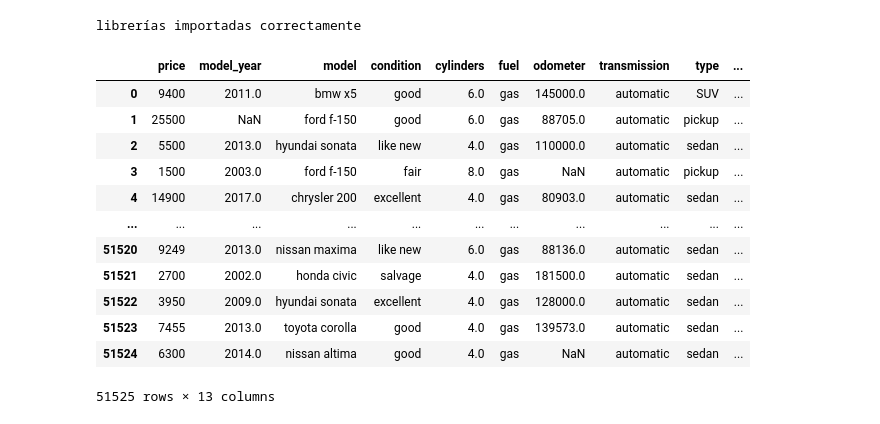
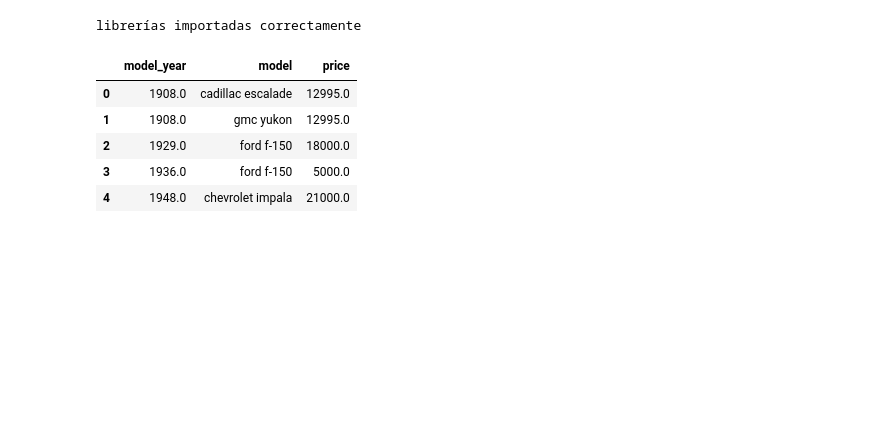
Before and after one commit to hirvio92-lang/Sprint-7-Proyecto, a Jupyter notebook: Notebooks/EDA.ipynb, the cells around one changed output. Drawn from its saved outputs; the diff is of its cells as text; code cells hidden in the pictures; blank space fills up the shorter version.

```diff
--- a/Notebooks/EDA.ipynb
+++ b/Notebooks/EDA.ipynb
@@ -6,21 +6,16 @@ print('librerías importadas correctamente')
 librerías importadas correctamente
 # %%
 car_data = pd.read_csv('vehicles_us.csv') # leer los datos
-car_data
+car_data.head() # mostrar las primeras filas del DataFrame
+car_filtered = car_data.groupby(['model_year', 'model'])['price'].mean().reset_index() # agrupar por modelo y año, y calcular el precio promedio
+car_filtered.head() # mostrar las primeras filas del DataFrame filtrado
 # %% [output]
-|  | price | model_year | model | condition | cylinders | fuel | odometer | transmission | type | ... |
-| 0 | 9400 | 2011.0 | bmw x5 | good | 6.0 | gas | 145000.0 | automatic | SUV | ... |
-| 1 | 25500 | NaN | ford f-150 | good | 6.0 | gas | 88705.0 | automatic | pickup | ... |
-| 2 | 5500 | 2013.0 | hyundai sonata | like new | 4.0 | gas | 110000.0 | automatic | sedan | ... |
-| 3 | 1500 | 2003.0 | ford f-150 | fair | 8.0 | gas | NaN | automatic | pickup | ... |
-| 4 | 14900 | 2017.0 | chrysler 200 | excellent | 4.0 | gas | 80903.0 | automatic | sedan | ... |
-| ... | ... | ... | ... | ... | ... | ... | ... | ... | ... | ... |
-| 51520 | 9249 | 2013.0 | nissan maxima | like new | 6.0 | gas | 88136.0 | automatic | sedan | ... |
-| 51521 | 2700 | 2002.0 | honda civic | salvage | 4.0 | gas | 181500.0 | automatic | sedan | ... |
-| 51522 | 3950 | 2009.0 | hyundai sonata | excellent | 4.0 | gas | 128000.0 | automatic | sedan | ... |
-| 51523 | 7455 | 2013.0 | toyota corolla | good | 4.0 | gas | 139573.0 | automatic | sedan | ... |
-| 51524 | 6300 | 2014.0 | nissan altima | good | 4.0 | gas | NaN | automatic | sedan | ... |
+|  | model_year | model | price |
+| 0 | 1908.0 | cadillac escalade | 12995.0 |
+| 1 | 1908.0 | gmc yukon | 12995.0 |
+| 2 | 1929.0 | ford f-150 | 18000.0 |
+| 3 | 1936.0 | ford f-150 | 5000.0 |
+| 4 | 1948.0 | chevrolet impala | 21000.0 |
-51525 rows × 13 columns
 # %%
 fig = px.histogram(car_data, x="odometer") # crear un histograma
 fig.show() # crear gráfico de dispersión
```
Also changed, not shown: parts of 1 cell of this notebook.
